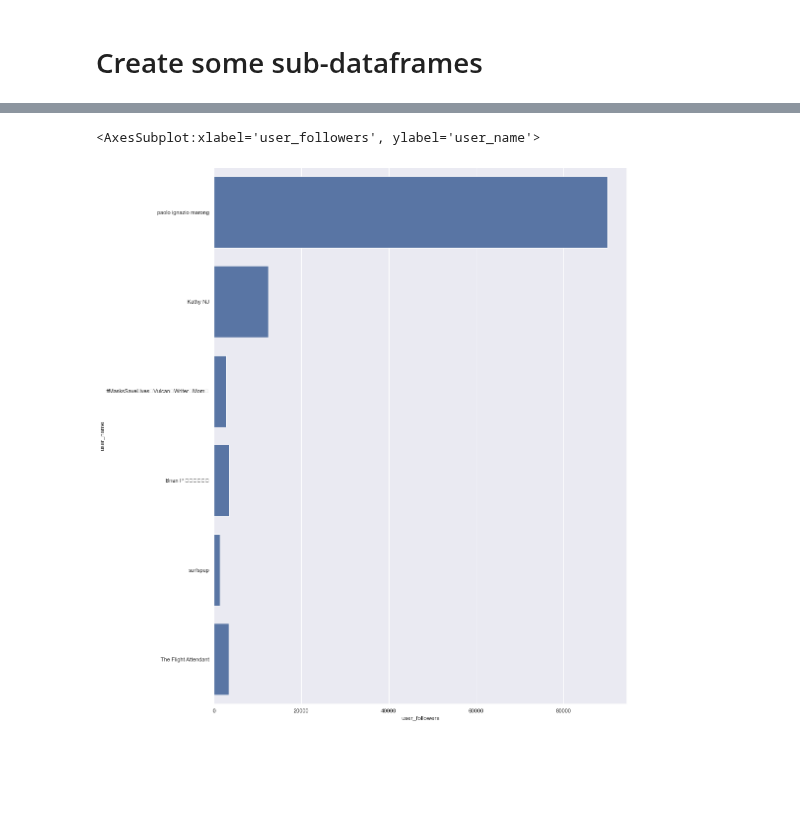
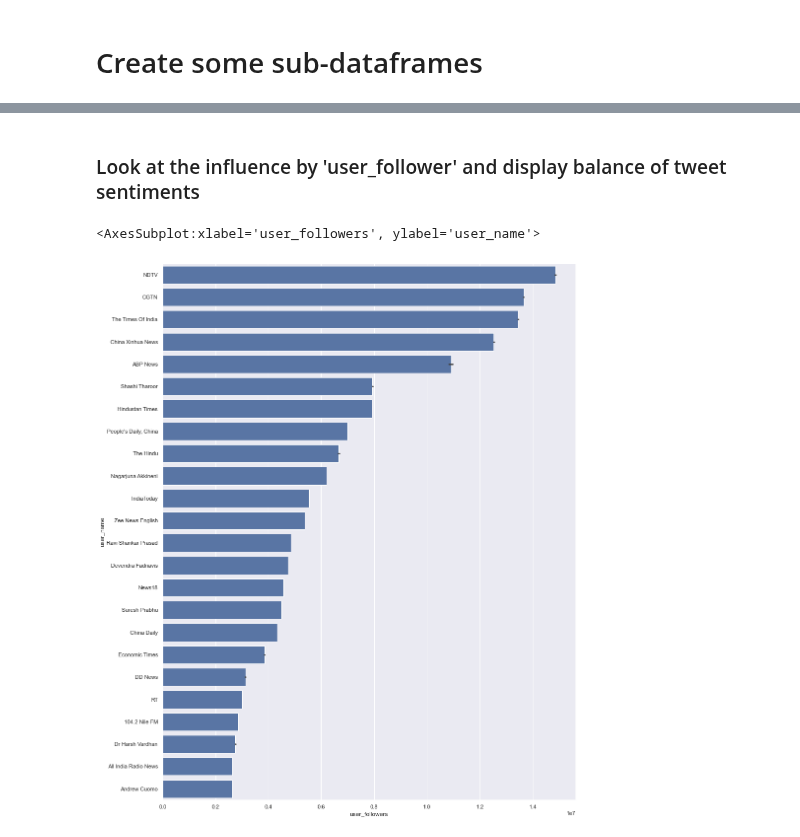
Before and after one commit to BiBa-01/Capstone_Covid, a Jupyter notebook: TweetsEDA.ipynb, the cells around one changed output, grey strips where cells are left out. Cells and saved outputs as stored; diff of their text form; code cells hidden in the pictures; blank space fills up the shorter version.

Commit message:
Tweets EDA sentiment1

```diff
--- a/TweetsEDA.ipynb
+++ b/TweetsEDA.ipynb
@@ -312,11 +359,11 @@ g.set_xticklabels(rotation=40, ha="right")
 ### Most frequently mentioned twitter accounts
 # %%
 twitter_accounts = []
-for line in list(df_tweety['text']):
+for line in df_tweety['text']:
     words = line.split()
     for word in words:
-        if '@' in word:
-            twitter_accounts.append(word.lower())
+        if re.search('@[^\s]+', word):
+            twitter_accounts.append(word)
 mentioned_accounts=pd.Series(np.array(twitter_accounts))
 accounts = mentioned_accounts.value_counts()[:20].rename_axis('accounts').reset_index(name='count')
 accounts
@@ -550,6 +632,15 @@ df_tweety.text = df_tweety.text.apply(lambda x:re.sub(r'\s+', ' ', x, flags=re.I
 
 #lowercase
 df_tweety.text = df_tweety.text.apply(lambda x: ' '.join([word.lower() for word in x.split()]))
+
+#remove numbers from words
+df_tweety.text = df_tweety.text.apply(lambda x: re.sub('\w*\d\w*', '', x))
+
+#remove
+df_tweety.text = df_tweety.text.apply(lambda x: re.sub('\n', '', x))
+
+#remove
+df_tweety.text = df_tweety.text.apply(lambda x: re.sub('[''""_/]', '', x))
 # %% [markdown]
 # Feature engineering 'text'
 # %% [markdown]
@@ -597,3 +701,23 @@ def translator(user_string):
+# %%
+analyser = SentimentIntensityAnalyzer()
+
+scores=[]
+for i in range(len(df_tweety['text'])):
+
+    score = analyser.polarity_scores(df_tweety['text'][i])
+    score=score['compound']
+    scores.append(score)
+
+sentiment=[]
+for i in scores:
+    if i>=0.05:
+        sentiment.append('positive')
+    elif i<=(-0.05):
+        sentiment.append('negative')
+    else:
+        sentiment.append('neutral')
+
+df_tweety['sentiment']=pd.Series(np.array(sentiment))
 # %% [markdown]
 # Create some sub-dataframes
 # %% [markdown]
@@ -670,2 +735,2 @@ sns.despine(left=True, bottom=True)
 # %%
-data = df_tweety.sort_values("user_followers", ascending=False)
+twinfluence1 = df_tweety.sort_values("user_followers", ascending=False)
@@ -688,6 +737,8 @@ data
+# %% [markdown]
+### Look at the influence by 'user_follower' and display balance of tweet sentiments
 # %%
 f, ax = plt.subplots(figsize=(15, 20))
-sns.barplot(x='user_followers', y='user_name', orient='h', palette=['b'], data=data[['user_name', 'user_followers']][:10])
+sns.barplot(x='user_followers', y='user_name', orient='h', color='b', data=twinfluence1[['user_name', 'user_followers']][:400])
 # %% [output]
 <AxesSubplot:xlabel='user_followers', ylabel='user_name'>
-[figure, old version]
+[figure, new version]
```
Also changed, not shown: parts of 45 cells of this notebook.
